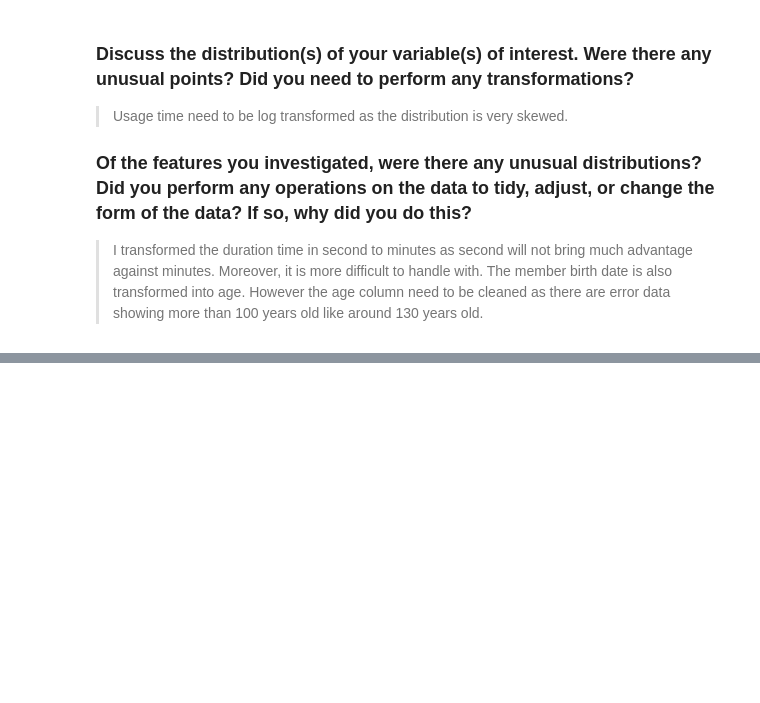
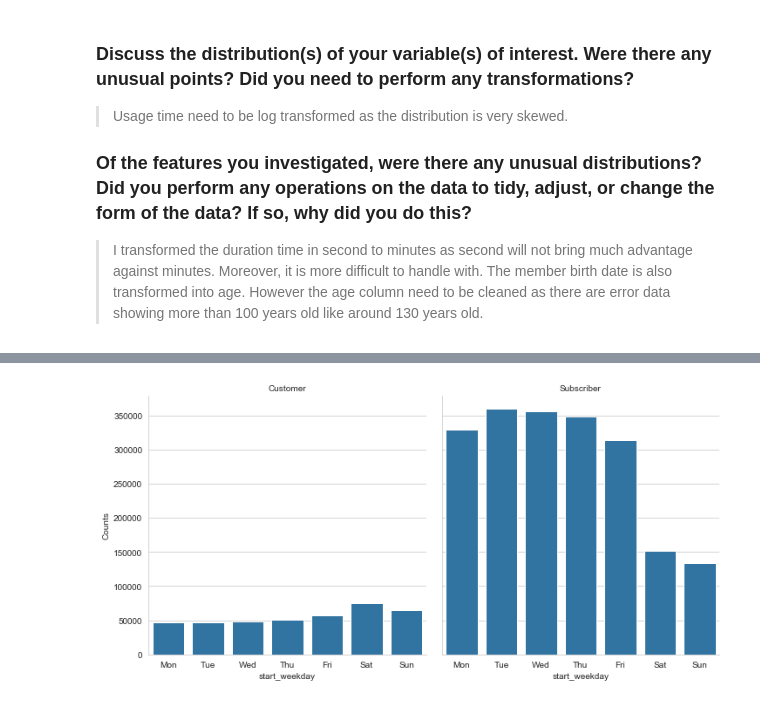
Before and after one commit to Subaru-Goto/Ford_Go_Bike, a Jupyter notebook: Ford_Gobike.ipynb, the cells around one changed output, grey strips where cells are left out. Drawn from its saved outputs; the diff is of its cells as text; code cells hidden in the pictures; blank space fills up the shorter version.

```diff
--- a/Ford_Gobike.ipynb
+++ b/Ford_Gobike.ipynb
@@ -937,0 +1034,10 @@ plt.ylabel("Average service usage");
+# %%
+# set category order
+level_order = ["Mon", "Tue", "Wed", "Thu", "Fri", "Sat", "Sun"]
+
+g = sns.FacetGrid(data = df_all, col = "user_type", height = 5)
+g.map(sns.countplot, "start_weekday", order = level_order)
+g.set_titles('{col_name}')
+g.set_ylabels("Counts");
+# %% [output]
+[figure, added]
```
Also changed, not shown: parts of 37 cells of this notebook.
